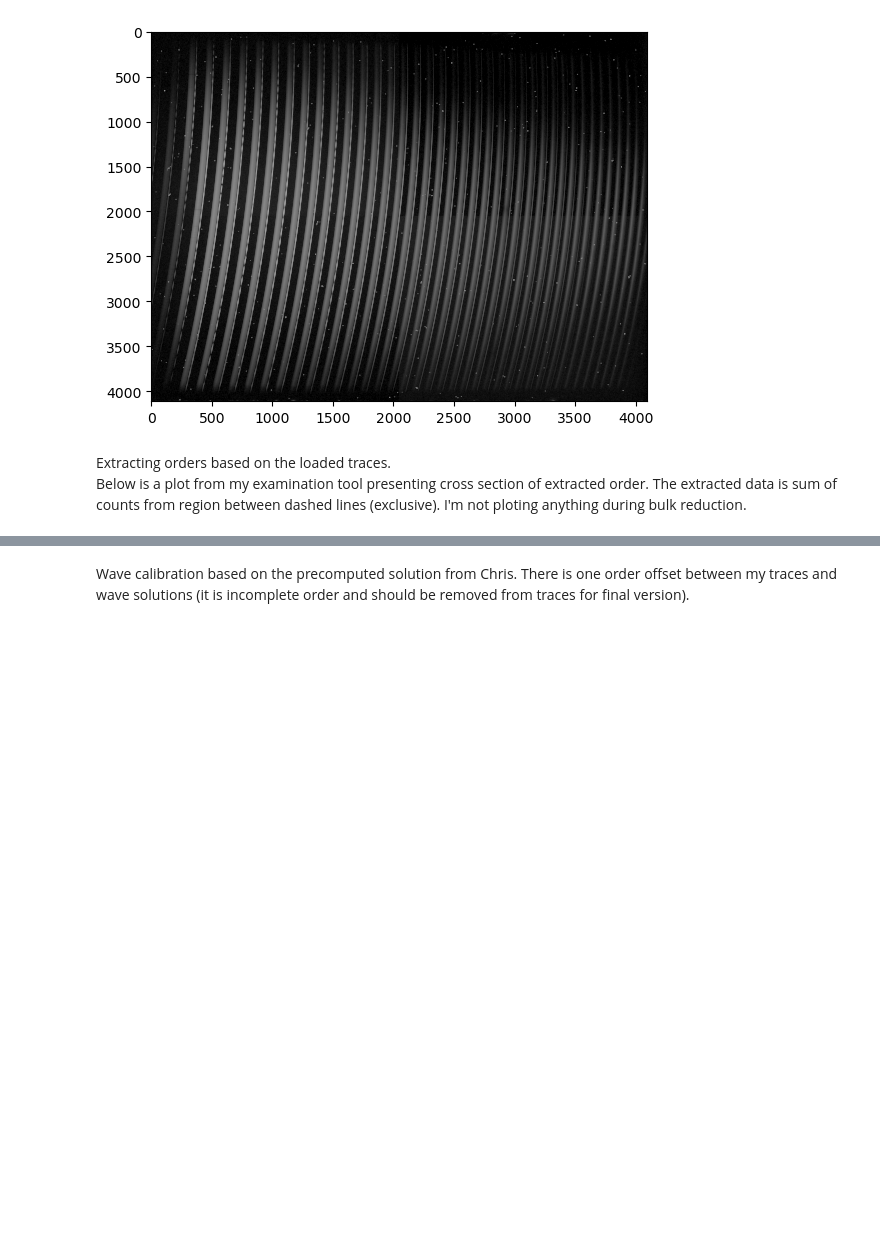
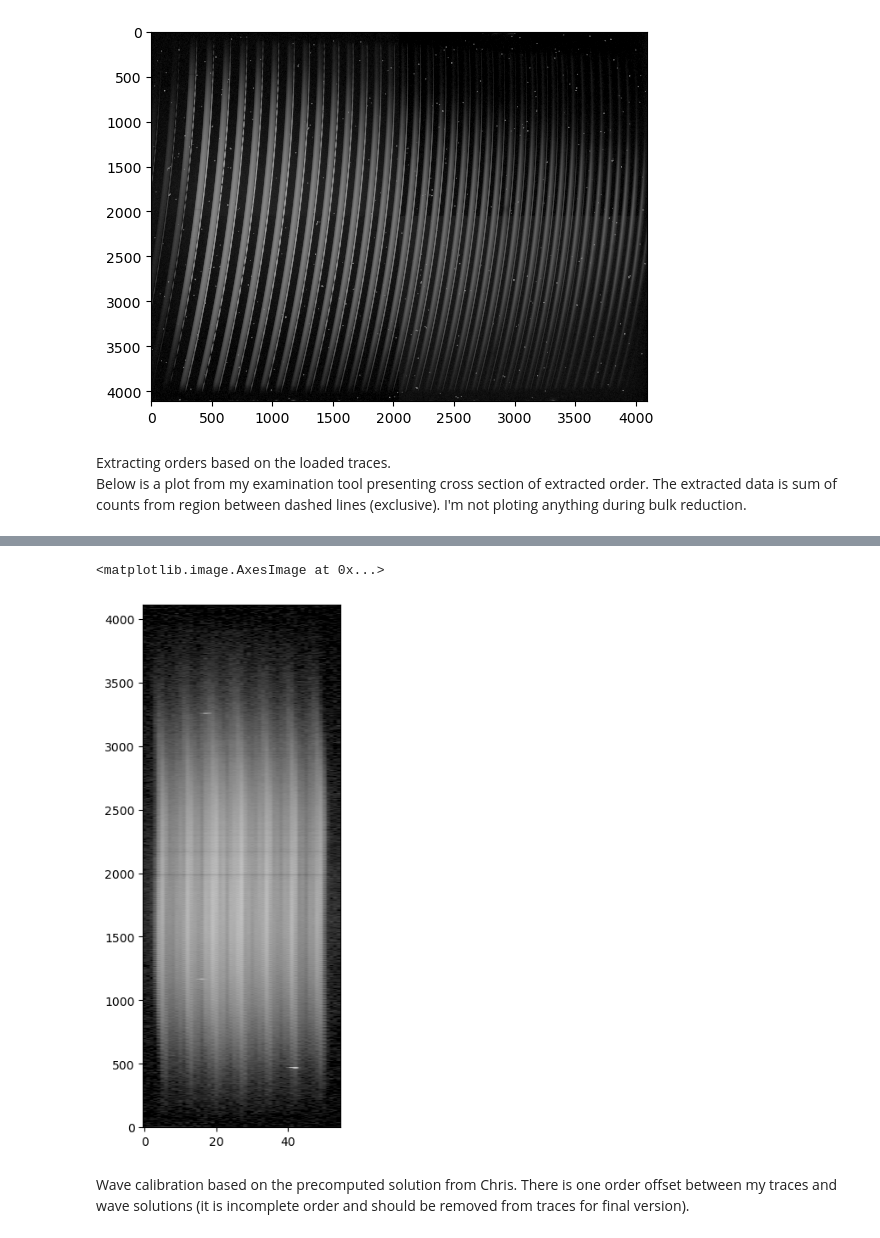
Before and after one commit to joakru-astro/veloce_reduction, a Jupyter notebook: step_by_step_extraction.ipynb, the cells around one changed output, grey strips where cells are left out. Cells and saved outputs as stored; diff of their text form; code cells hidden in the pictures; blank space fills up the shorter version.

```diff
--- a/step_by_step_extraction.ipynb
+++ b/step_by_step_extraction.ipynb
@@ -106,0 +109,6 @@ array([[ 0.,  0.,  0., ...,  0.,  0.,  0.],
+# %%
+fig = plt.figure(figsize=(3, 8))
+plt.imshow(extracted_order_imgs[order], aspect='auto', cmap='gray', norm='log', origin='lower')
+# %% [output]
+<matplotlib.image.AxesImage at 0x...>
+[figure, added]
```
Also changed, not shown: parts of 22 cells of this notebook, 7 other files.
